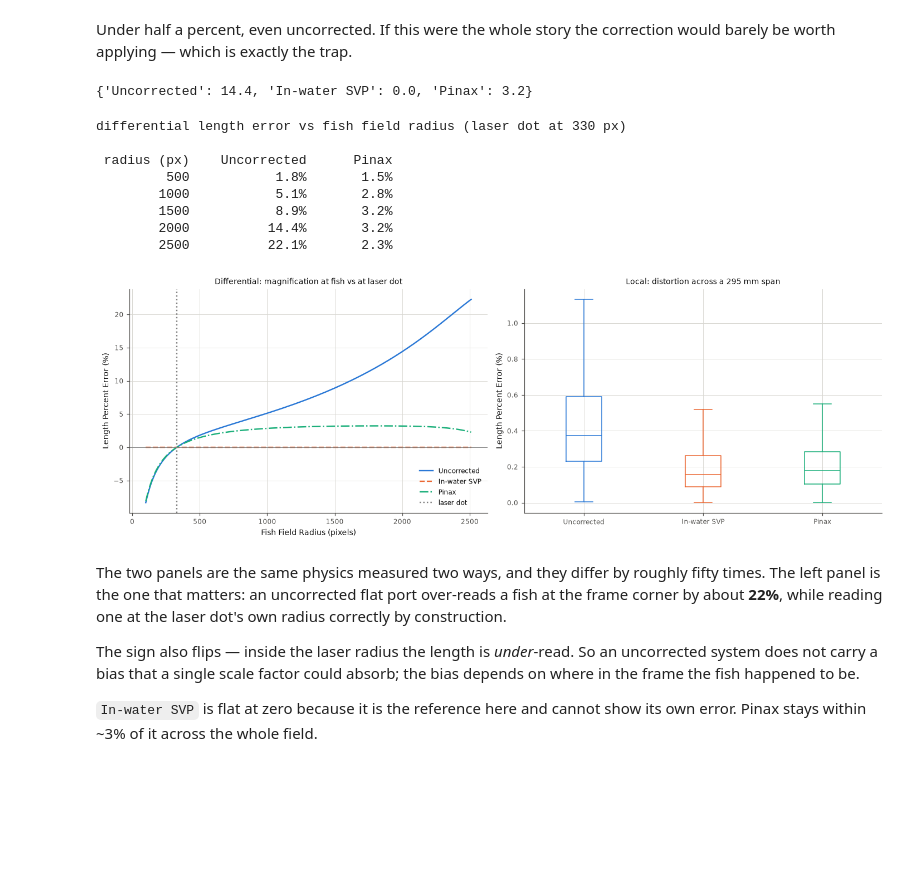
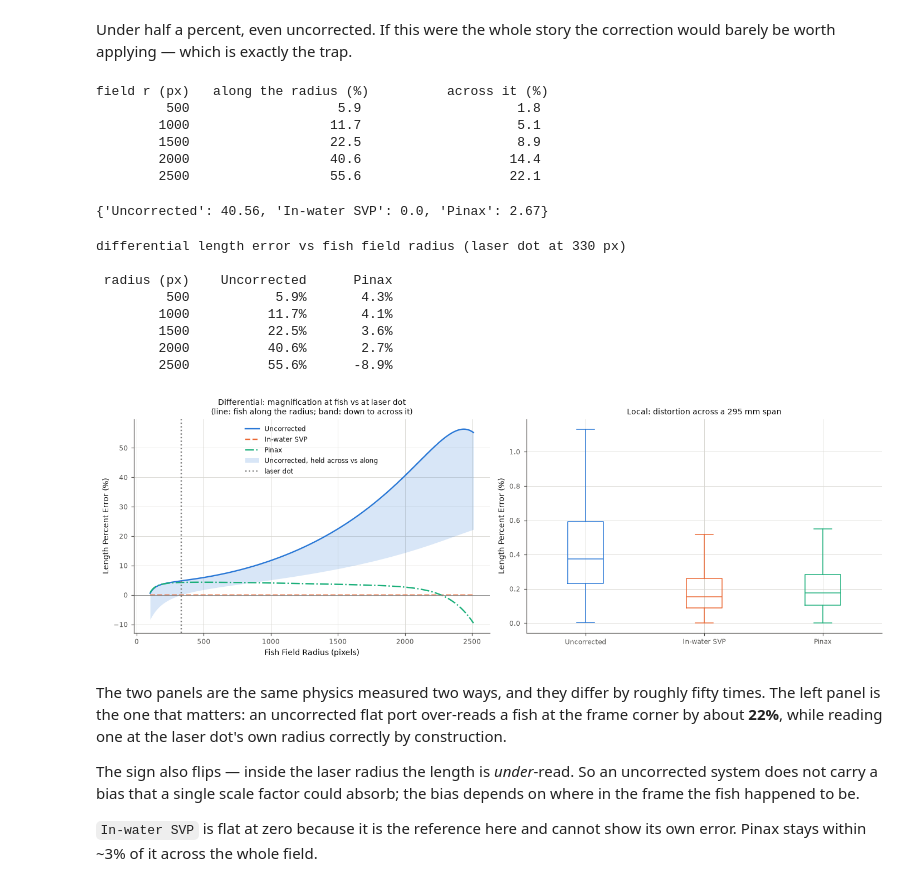
Before and after one commit to UCSD-E4E/wuwnet-fishsense2026, a Jupyter notebook: refraction_analysis/pool_validation.ipynb, the cells around one changed output. Cells and saved outputs as stored; diff of their text form; code cells hidden in the pictures; blank space fills up the shorter version.

```diff
--- a/refraction_analysis/pool_validation.ipynb
+++ b/refraction_analysis/pool_validation.ipynb
@@ -296,15 +296,36 @@ correction would barely be worth applying — which is exactly the trap.
 RADII = np.linspace(100.0, np.hypot(IMAGE_WIDTH / 2, IMAGE_HEIGHT / 2), 300)
 principal = calib_water["K"][:2, 2]
 
+# Both orientations. A flat port's magnification is rotationally symmetric but
+# not isotropic, so a fish held horizontally is stretched differently at the
+# side of the frame (its length lies along the radius) than at the top (across
+# it). One number per field radius would describe neither.
 differential = {
     name: differential_length_error(fn, PIPELINES["In-water SVP"], principal,
-                                    RADII, LASER_RADIUS_PX) * 100
+                                    RADII, LASER_RADIUS_PX, extent="radial") * 100
+    for name, fn in PIPELINES.items()
+}
+differential_tangential = {
+    name: differential_length_error(fn, PIPELINES["In-water SVP"], principal,
+                                    RADII, LASER_RADIUS_PX, extent="tangential") * 100
     for name, fn in PIPELINES.items()
 }
 
+print("%12s %22s %22s" % ("field r (px)", "along the radius (%)", "across it (%)"))
+for r in (500, 1000, 1500, 2000, 2500):
+    print("%12d %21.1f %22.1f" % (
+        r, np.interp(r, RADII, differential["Uncorrected"]),
+        np.interp(r, RADII, differential_tangential["Uncorrected"])))
+
 {name: round(float(np.interp(2000.0, RADII, err)), 2) for name, err in differential.items()}
 # %% [output]
-{'Uncorrected': 14.4, 'In-water SVP': 0.0, 'Pinax': 3.2}
+field r (px)   along the radius (%)          across it (%)
+         500                   5.9                    1.8
+        1000                  11.7                    5.1
+        1500                  22.5                    8.9
+        2000                  40.6                   14.4
+        2500                  55.6                   22.1
+{'Uncorrected': 40.56, 'In-water SVP': 0.0, 'Pinax': 2.67}
 # %%
 print("differential length error vs fish field radius (laser dot at %.0f px)\n" % LASER_RADIUS_PX)
 print("%12s %14s %10s" % ("radius (px)", "Uncorrected", "Pinax"))
@@ -316,33 +337,38 @@ for r in (500, 1000, 1500, 2000, 2500):
 differential length error vs fish field radius (laser dot at 330 px)
 
  radius (px)    Uncorrected      Pinax
-         500           1.8%       1.5%
-        1000           5.1%       2.8%
-        1500           8.9%       3.2%
-        2000          14.4%       3.2%
-        2500          22.1%       2.3%
+         500           5.9%       4.3%
+        1000          11.7%       4.1%
+        1500          22.5%       3.6%
+        2000          40.6%       2.7%
+        2500          55.6%      -8.9%
 # %%
 fig, axes = plt.subplots(1, 2, figsize=(13, 4.5))
 
 for name, err in differential.items():
     axes[0].plot(RADII, err, label=name, **figstyle.pipeline(name))
+# The orientation spread, for the case that matters: same fish, same radius,
+# held along the radius or across it.
+axes[0].fill_between(RADII, differential_tangential["Uncorrected"], differential["Uncorrected"],
+                     color=figstyle.PIPELINE_STYLE["Uncorrected"]["color"], alpha=0.18, lw=0,
+                     label="Uncorrected, held across vs along")
 axes[0].axvline(LASER_RADIUS_PX, color="grey", linestyle=":", label="laser dot")
 axes[0].axhline(0.0, color="grey", linewidth=0.6)
-axes[0].set_title("Differential: magnification at fish vs at laser dot")
+axes[0].set_title("Differential: magnification at fish vs at laser dot\n(line: fish along the radius; band: down to across it)", fontsize=9)
 axes[0].set_xlabel("Fish Field Radius (pixels)")
 axes[0].set_ylabel("Length Percent Error (%)")
 axes[0].legend(fontsize=8)
 
 figstyle.colour_boxes(
     axes[1].boxplot([local[n] for n in PIPELINES], tick_labels=list(PIPELINES), showfliers=False),
     list(PIPELINES),
 )
 axes[1].set_title(f"Local: distortion across a {FISH_BASELINE_SQUARES * SQUARE_SIZE_M * 1000:.0f} mm span")
 axes[1].set_ylabel("Length Percent Error (%)")
 
 fig.tight_layout()
 # %% [output]
-[figure, old version]
+[figure, new version]
 # %% [markdown]
 The two panels are the same physics measured two ways, and they differ by roughly
 fifty times. The left panel is the one that matters: an uncorrected flat port
```
Also changed, not shown: parts of 2 cells of this notebook, 20 other files.
